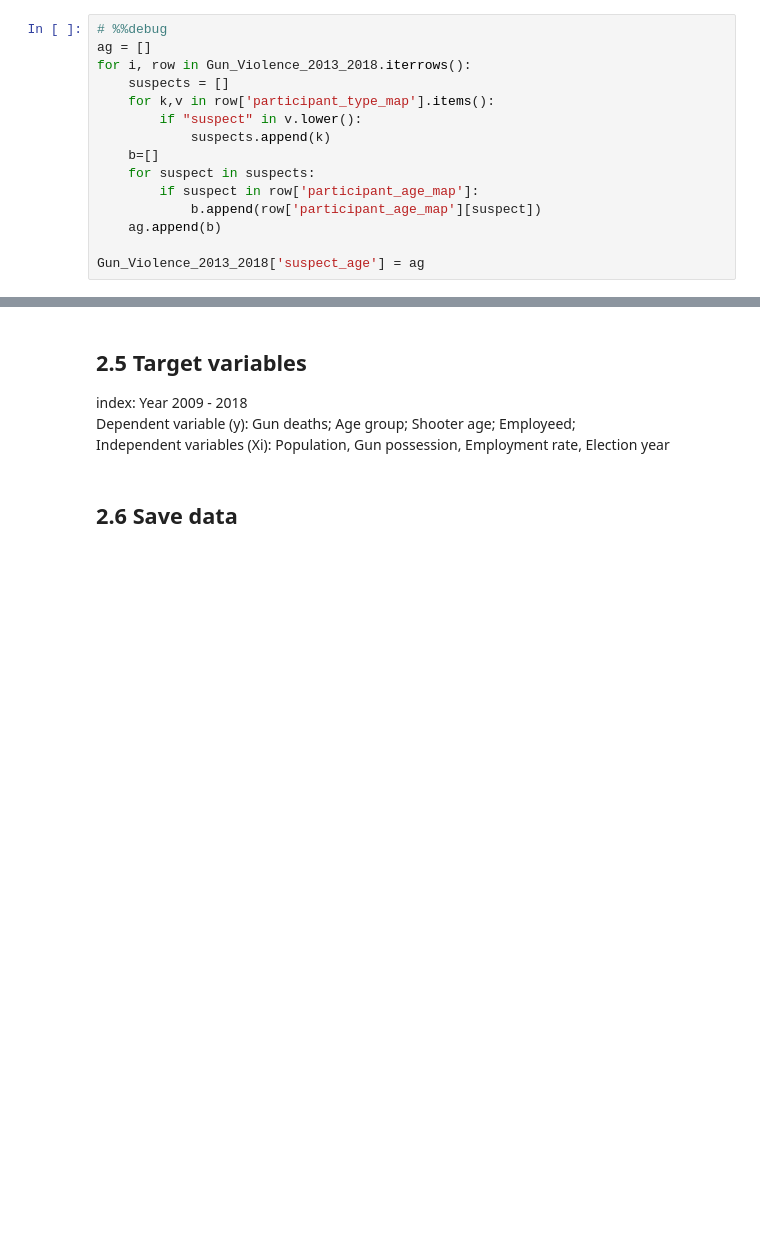
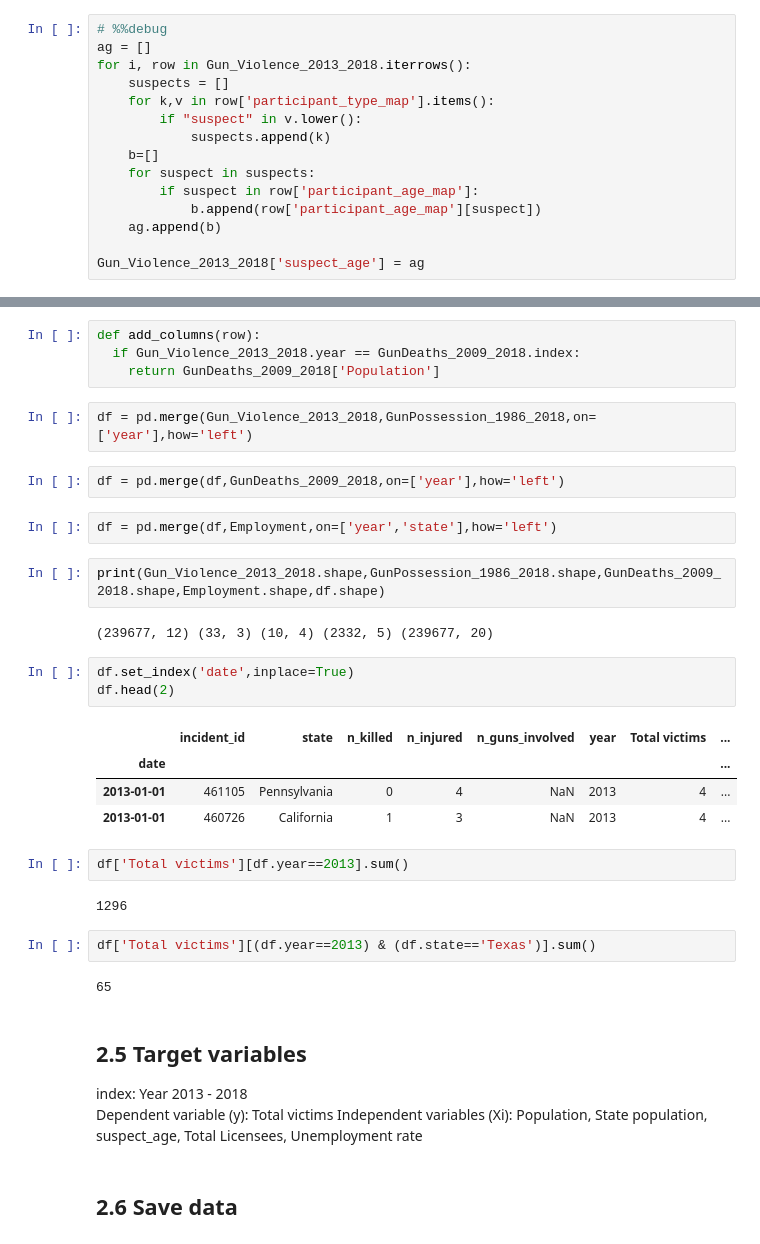
Before and after one commit to BinhKieu82/Springboard_Capstone2, a Jupyter notebook: notebooks/02_data_wrangling.ipynb, the cells around one changed output, grey strips where cells are left out. Drawn from its saved outputs; the diff is of its cells as text; blank space fills up the shorter version.

```diff
--- a/notebooks/02_data_wrangling.ipynb
+++ b/notebooks/02_data_wrangling.ipynb
@@ -257,8 +256,38 @@ len(Gun_Violence_2013_2018)
+# %%
+def add_columns(row):
+  if Gun_Violence_2013_2018.year == GunDeaths_2009_2018.index:
+    return GunDeaths_2009_2018['Population']
+# %%
+df = pd.merge(Gun_Violence_2013_2018,GunPossession_1986_2018,on=['year'],how='left')
+# %%
+df = pd.merge(df,GunDeaths_2009_2018,on=['year'],how='left')
+# %%
+df = pd.merge(df,Employment,on=['year','state'],how='left')
+# %%
+print(Gun_Violence_2013_2018.shape,GunPossession_1986_2018.shape,GunDeaths_2009_2018.shape,Employment.shape,df.shape)
+# %% [output]
+(239677, 12) (33, 3) (10, 4) (2332, 5) (239677, 20)
+# %%
+df.set_index('date',inplace=True)
+df.head(2)
+# %% [output]
+|  | incident_id | state | n_killed | n_injured | n_guns_involved | year | Total victims | ... |
+| date |  |  |  |  |  |  |  | ... |
+| 2013-01-01 | 461105 | Pennsylvania | 0 | 4 | NaN | 2013 | 4 | ... |
+| 2013-01-01 | 460726 | California | 1 | 3 | NaN | 2013 | 4 | ... |
+# %%
+df['Total victims'][df.year==2013].sum()
+# %% [output]
+1296
+# %%
+df['Total victims'][(df.year==2013) & (df.state=='Texas')].sum()
+# %% [output]
+65
 # %% [markdown]
 ##  2.5 Target variables
-index: Year 2009 - 2018
-Dependent variable (y): Gun deaths; Age group; Shooter age; Employeed;
-Independent variables (Xi): Population, Gun possession, Employment rate, Election year
+index: Year 2013 - 2018
+Dependent variable (y): Total victims
+Independent variables (Xi): Population, State population, suspect_age, Total Licensees, Unemployment rate
 # %% [markdown]
 ## 2.6 Save data
 # %%
```
Also changed, not shown: parts of 35 cells of this notebook, 1 other file.
